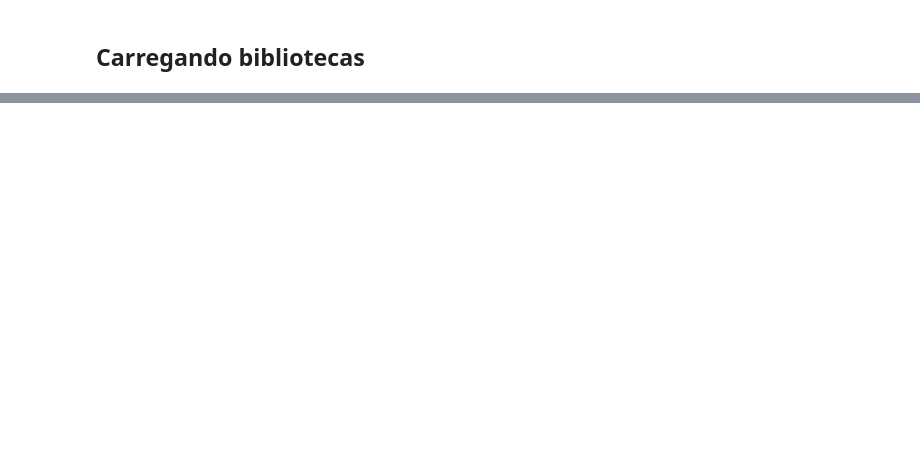
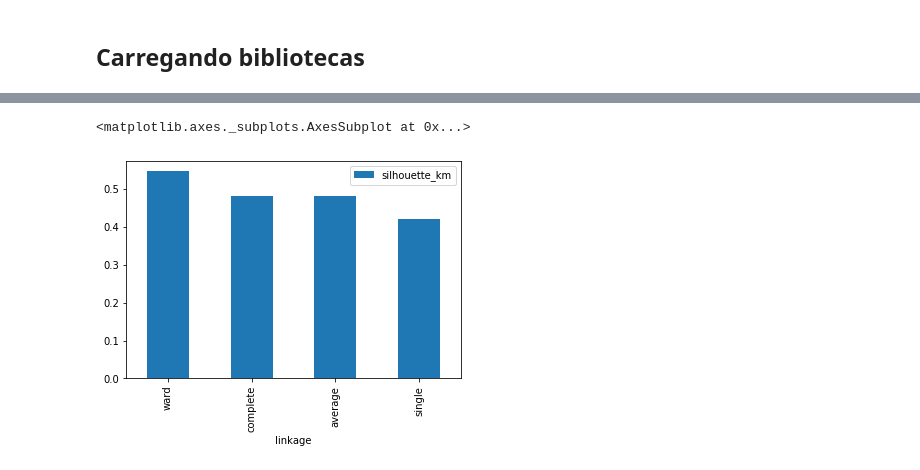
Before and after one commit to V-in/kaggle, a Jupyter notebook: premier_league/notebook.ipynb, the cells around one changed output, grey strips where cells are left out. Saved outputs shown, nothing was run; the diff lists cells and outputs as text; code cells hidden in the pictures; blank space fills up the shorter version.

```diff
--- a/premier_league/notebook.ipynb
+++ b/premier_league/notebook.ipynb
@@ -80,0 +187,16 @@ sns.scatterplot(x=pd.DataFrame(df_proj)[0], y=pd.DataFrame(df_proj)[1])
+# %%
+silhouette_values = []
+for i in ["ward", "complete", "average", "single"]:
+    hierarquico = AgglomerativeClustering(n_clusters=5, linkage=i)
+
+    km_clustered = df_proj.assign(cluster_number=hierarquico.fit_predict(df_proj))
+
+    silhouette_values.append({
+        "linkage": i,
+        "silhouette_km": sk.metrics.silhouette_score(km_clustered, labels=km_clustered["cluster_number"]),
+    })
+# %%
+pd.DataFrame(silhouette_values).plot.bar(x="linkage", y="silhouette_km")
+# %% [output]
+<matplotlib.axes._subplots.AxesSubplot at 0x...>
+[figure, added]
```
Also changed, not shown: parts of 41 cells of this notebook.
